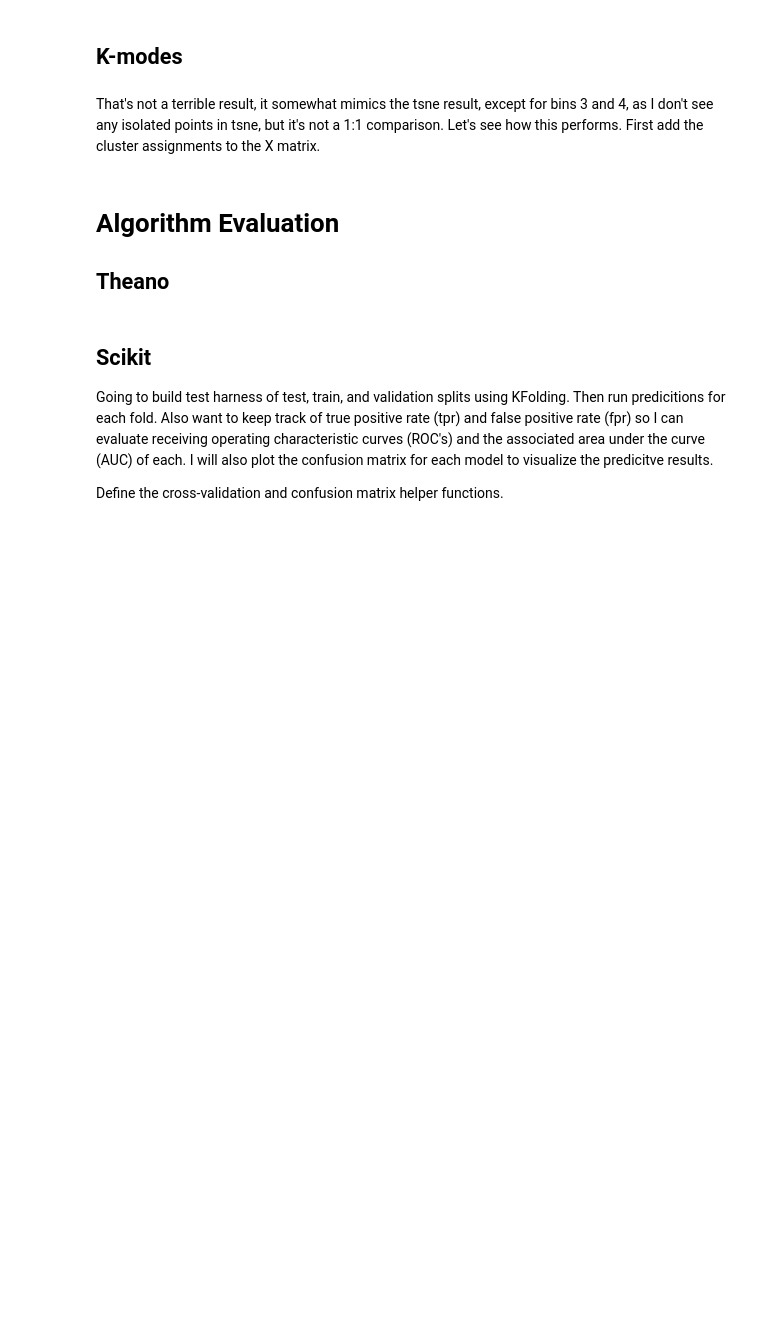
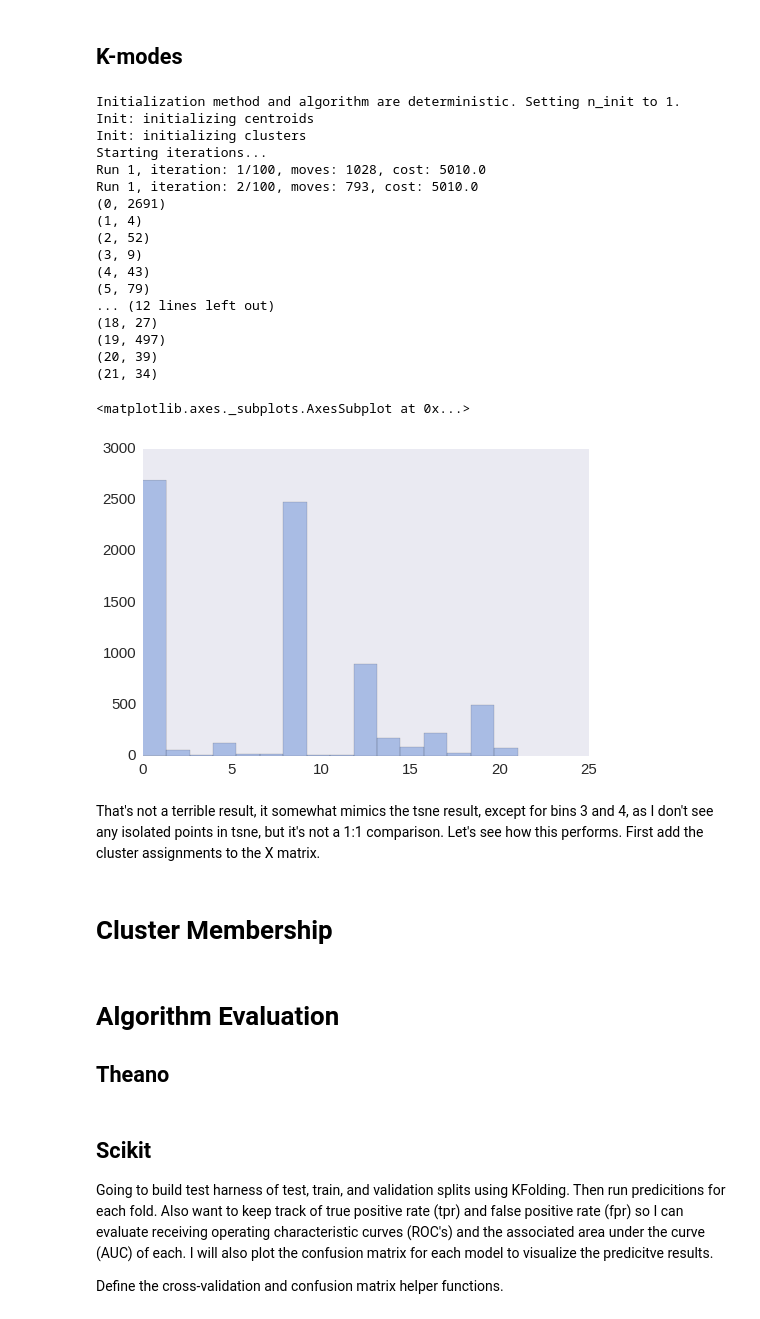
Before and after one commit to abiraja2004/ml_fun, a Jupyter notebook: telstra/notes.ipynb, the cells around one changed output. Drawn from its saved outputs; the diff is of its cells as text; code cells hidden in the pictures; blank space fills up the shorter version.

```diff
--- a/telstra/notes.ipynb
+++ b/telstra/notes.ipynb
@@ -533,6 +575,11 @@ Z = tsne.fit_transform(df_svd[svdcols])
 
 # save to df
 df_tsne = pd.DataFrame(Z, columns=['x','y'], index=df_svd.index)
+for c in drop:
+    df_tsne[c] = df_svd[c]
+
+# check size
+assert(df_tsne.shape[0] == df_svd.shape[0])
 # %% [output]
 [t-SNE] Computing pairwise distances...
 [t-SNE] Computing 91 nearest neighbors...
@@ -726,12 +629,12 @@ animation.write_gif("junk2.gif", fps=20)
 ## Cosine Similarity and DBScan
 # %%
 # remove the log_feature features which are scaled volumes
-ecols = [c for c in X.columns if 'log_feature' not in c]
-X_c = X.copy()
-X_c = X_c[ecols]
+ecols = [c for c in df_all.columns if 'log_feature' not in c]
+X = df_all.copy()[ecols]
+X = X[(X.is_train == True)].drop(drop, 1)
 # %%
 # base similarity matrix
-similarity = np.dot(X_c, X_c.T)
+similarity = np.dot(X, X.T)
 
 # squared magnitude of preference vectors (number of occurrences)
 square_mag = np.diag(similarity)
@@ -779,16 +700,38 @@ print "Unique labels:", np.unique(y)
 # %%
 from kmodes import kmodes
 
 # build the clusters
-km = kmodes.KModes(n_clusters=20, init='Cao', n_init=5, verbose=1)
-clusters = km.fit_predict(X_nl)
+km = kmodes.KModes(n_clusters=22, init='Cao', n_init=5, verbose=1)
+clusters = km.fit_predict(X)
 
 # viz the cluster dist
 for i in Counter(clusters).items():
     print i
 sns.distplot(clusters, kde=False)
+# %% [output]
+Initialization method and algorithm are deterministic. Setting n_init to 1.
+Init: initializing centroids
+Init: initializing clusters
+Starting iterations...
+Run 1, iteration: 1/100, moves: 1028, cost: 5010.0
+Run 1, iteration: 2/100, moves: 793, cost: 5010.0
+(0, 2691)
+(1, 4)
+(2, 52)
+(3, 9)
+(4, 43)
+(5, 79)
+... (12 lines left out)
+(18, 27)
+(19, 497)
+(20, 39)
+(21, 34)
+<matplotlib.axes._subplots.AxesSubplot at 0x...>
+[figure, added]
 # %% [markdown]
 That's not a terrible result, it somewhat mimics the tsne result, except for bins 3 and 4, as I don't see any isolated points in tsne, but it's not a 1:1 comparison. Let's see how this performs. First add the cluster assignments to the X matrix.
+# %% [markdown]
+# Cluster Membership
 # %%
 # append cluster membership to the no-location version of X
 a = np.array(clusters)[np.newaxis]
```
Also changed, not shown: parts of 29 cells of this notebook, 3 other files.
